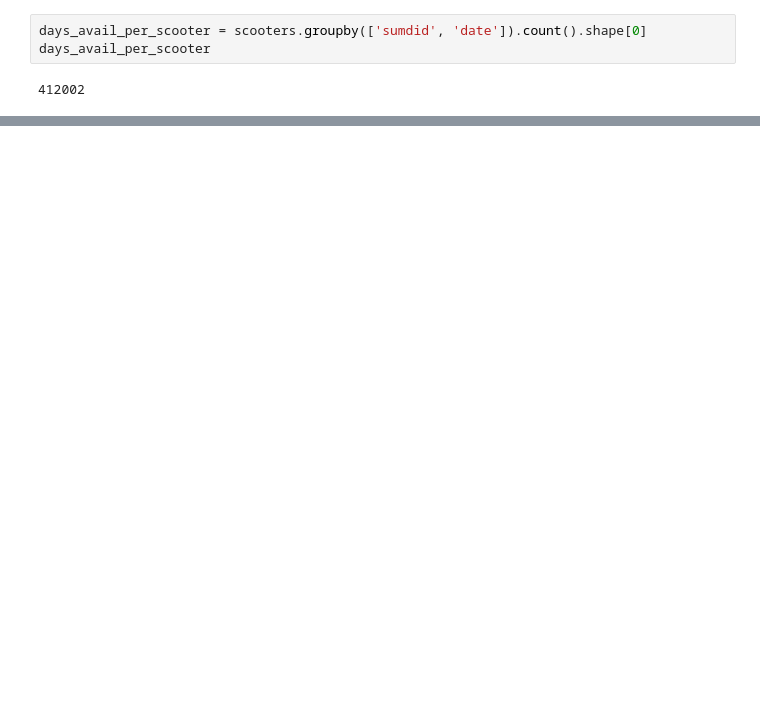
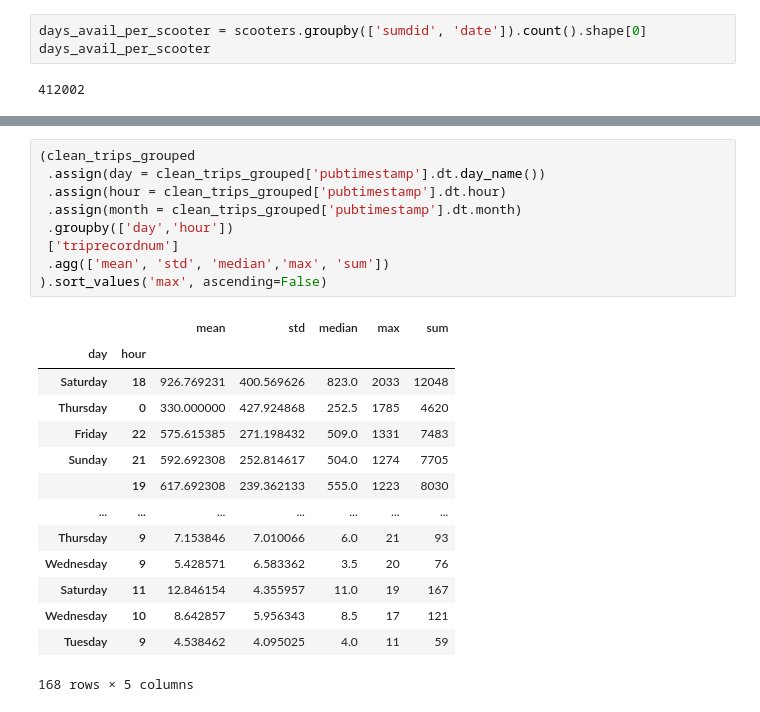
Before and after one commit to NSS-Data-Analytics-Cohort-11/scooters-margherita, a Jupyter notebook: notebook/scooters.ipynb, the cells around one changed output, grey strips where cells are left out. Saved outputs shown, nothing was run; the diff lists cells and outputs as text; blank space fills up the shorter version.

```diff
--- a/notebook/scooters.ipynb
+++ b/notebook/scooters.ipynb
@@ -357,0 +448,24 @@ days_avail_company = scooters.groupby(['companyname', 'sumdid', 'date'])
+# %%
+(clean_trips_grouped
+ .assign(day = clean_trips_grouped['pubtimestamp'].dt.day_name())
+ .assign(hour = clean_trips_grouped['pubtimestamp'].dt.hour)
+ .assign(month = clean_trips_grouped['pubtimestamp'].dt.month)
+ .groupby(['day','hour'])
+ ['triprecordnum']
+ .agg(['mean', 'std', 'median','max', 'sum'])
+).sort_values('max', ascending=False)
+# %% [output]
+|  |  | mean | std | median | max | sum |
+| day | hour |  |  |  |  |  |
+| Saturday | 18 | 926.769231 | 400.569626 | 823.0 | 2033 | 12048 |
+| Thursday | 0 | 330.000000 | 427.924868 | 252.5 | 1785 | 4620 |
+| Friday | 22 | 575.615385 | 271.198432 | 509.0 | 1331 | 7483 |
+| Sunday | 21 | 592.692308 | 252.814617 | 504.0 | 1274 | 7705 |
+|  | 19 | 617.692308 | 239.362133 | 555.0 | 1223 | 8030 |
+| ... | ... | ... | ... | ... | ... | ... |
+| Thursday | 9 | 7.153846 | 7.010066 | 6.0 | 21 | 93 |
+| Wednesday | 9 | 5.428571 | 6.583362 | 3.5 | 20 | 76 |
+| Saturday | 11 | 12.846154 | 4.355957 | 11.0 | 19 | 167 |
+| Wednesday | 10 | 8.642857 | 5.956343 | 8.5 | 17 | 121 |
+| Tuesday | 9 | 4.538462 | 4.095025 | 4.0 | 11 | 59 |
+168 rows × 5 columns
```
Also changed, not shown: parts of 26 cells of this notebook.
